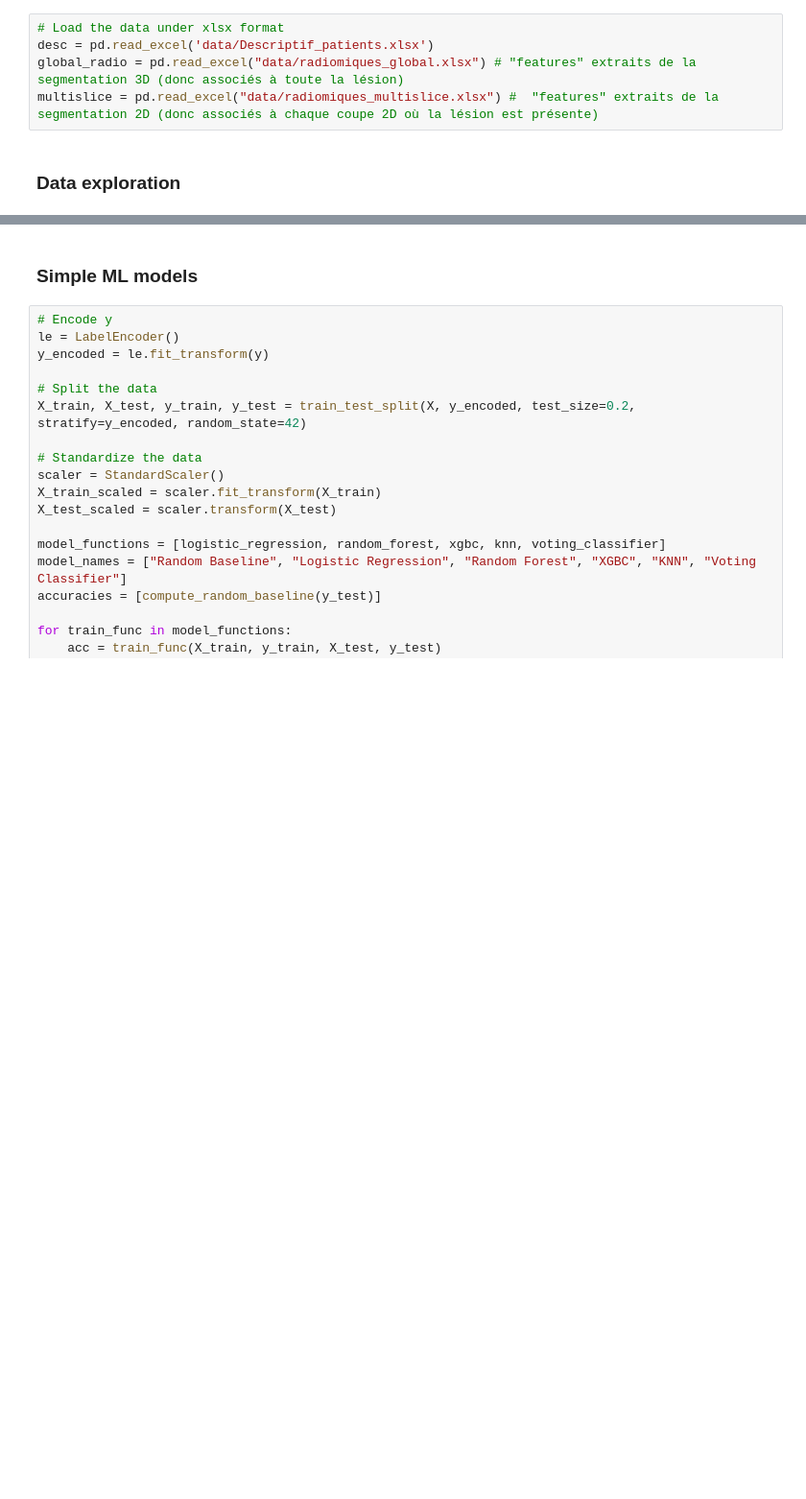
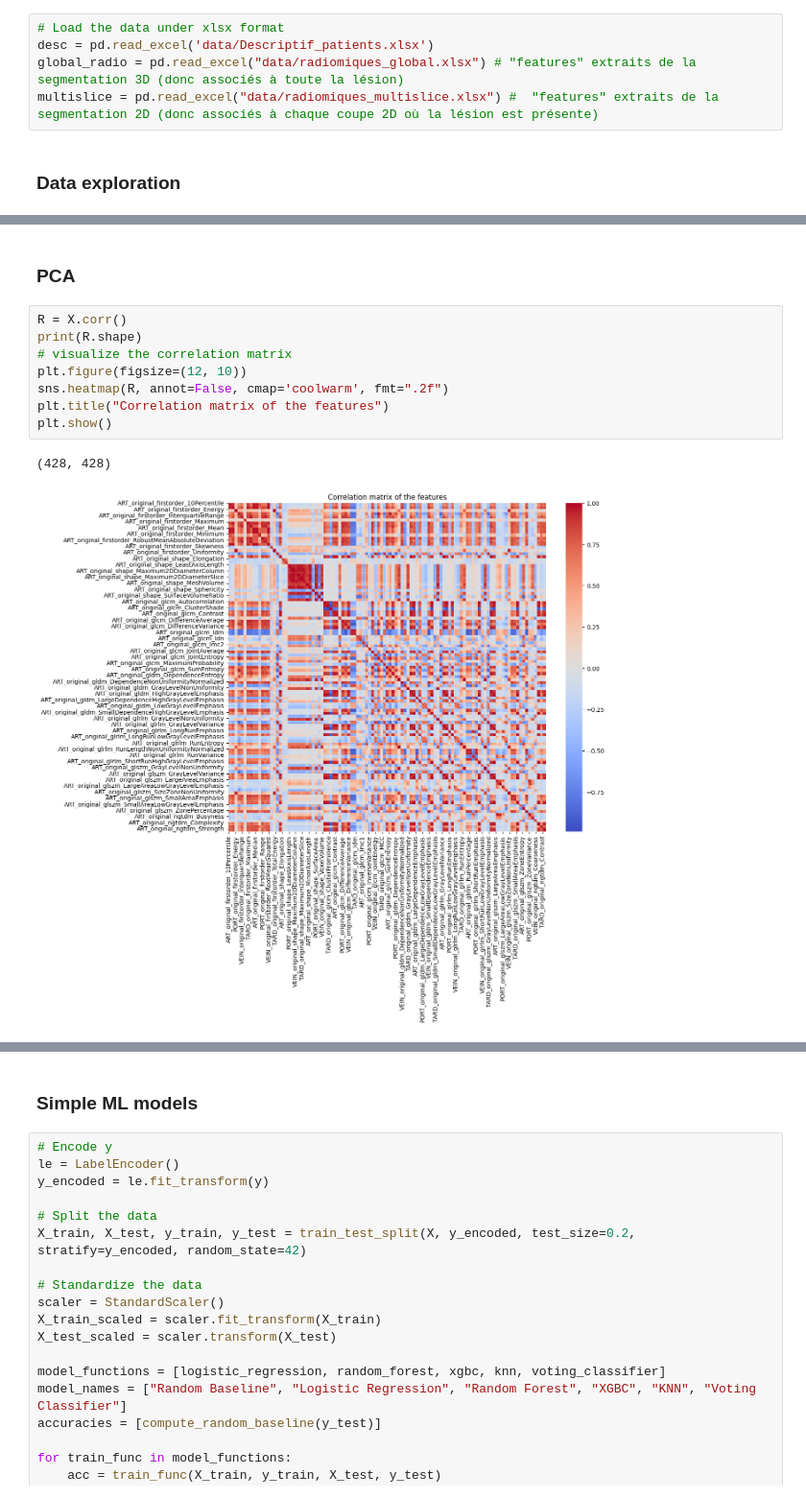
Before and after one commit to LaFerraille/Liver-cancer-detection, a Jupyter notebook: main.ipynb, the cells around one changed output, grey strips where cells are left out. Shown at 96% size. Drawn from its saved outputs; the diff is of its cells as text; blank space fills up the shorter version.

```diff
--- a/main.ipynb
+++ b/main.ipynb
@@ -59,0 +61,13 @@ Shape of y: (117,)
+# %% [markdown]
+### PCA
+# %%
+R = X.corr()
+print(R.shape)
+# visualize the correlation matrix
+plt.figure(figsize=(12, 10))
+sns.heatmap(R, annot=False, cmap='coolwarm', fmt=".2f")
+plt.title("Correlation matrix of the features")
+plt.show()
+# %% [output]
+(428, 428)
+[figure, added]
```
Also changed, not shown: parts of 33 cells of this notebook, 8 other files.
